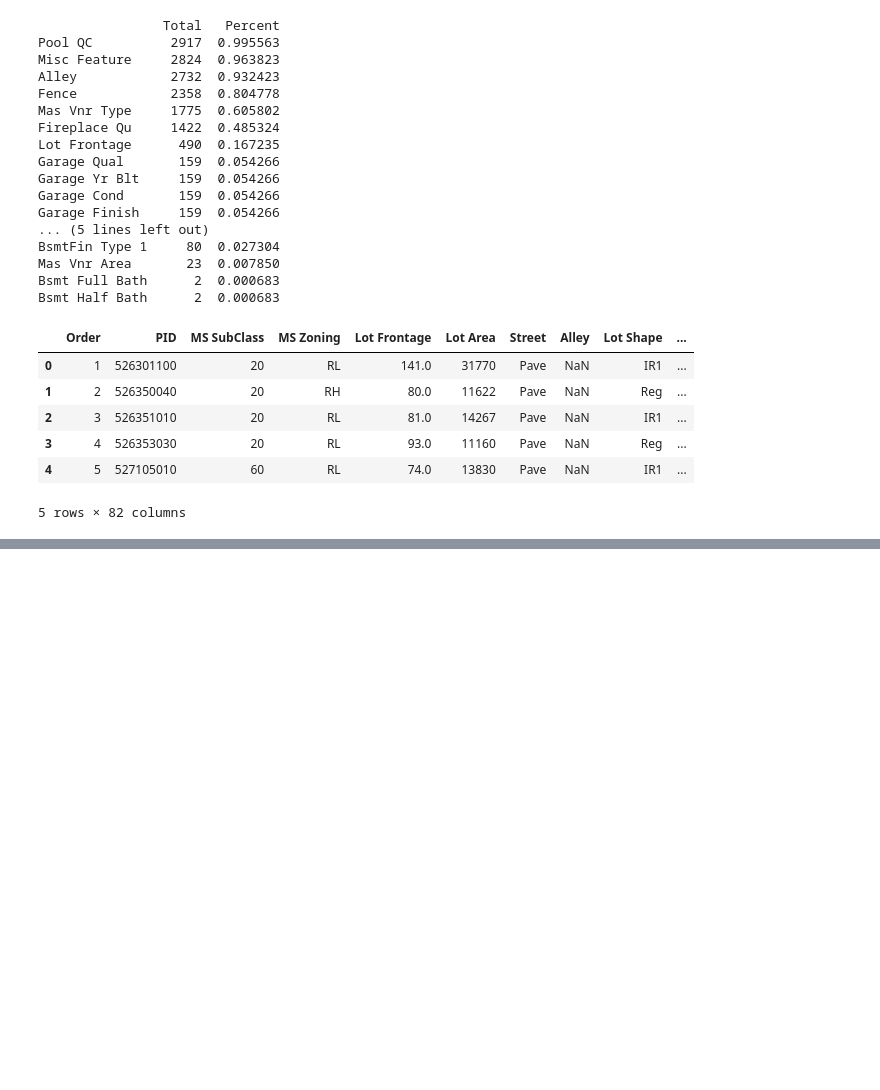
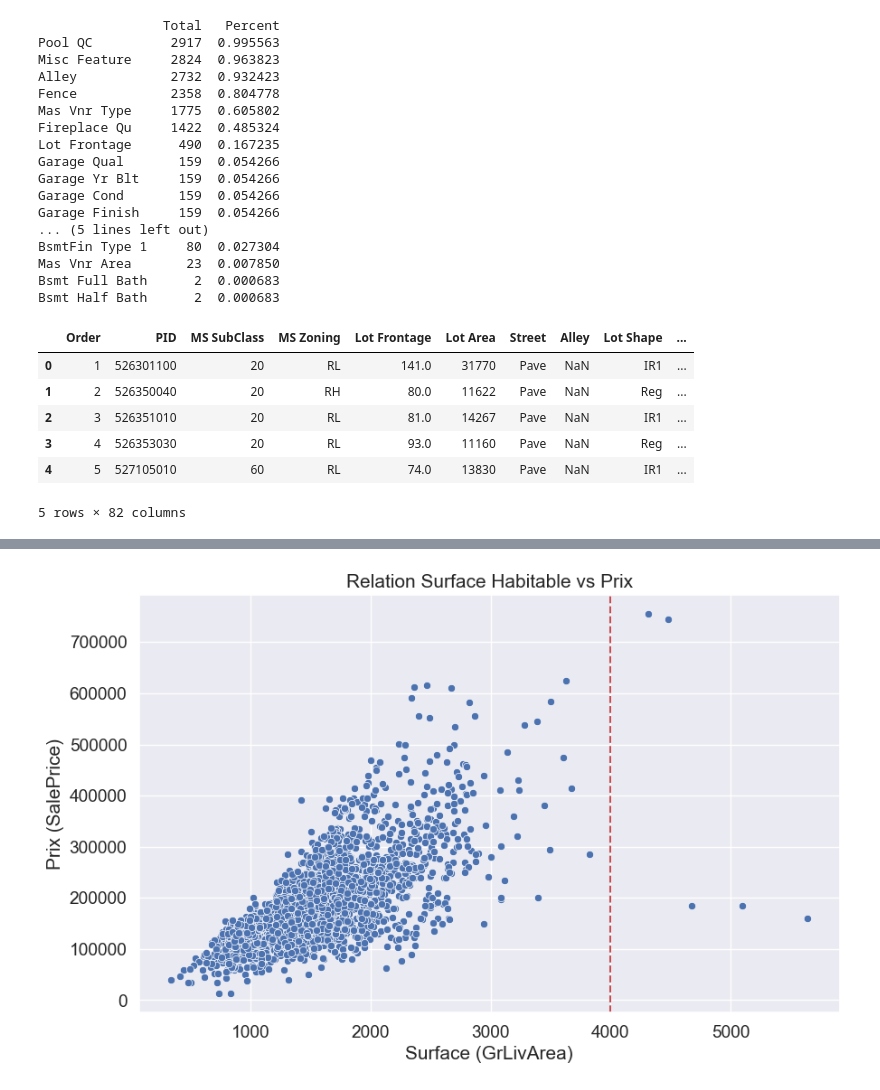
Before and after one commit to XGUNX/projet_ml, a Jupyter notebook: notebook/first_test.ipynb, the cells around one changed output, grey strips where cells are left out. Cells and saved outputs as stored; diff of their text form; code cells hidden in the pictures; blank space fills up the shorter version.

```diff
--- a/notebook/first_test.ipynb
+++ b/notebook/first_test.ipynb
@@ -81,0 +107,13 @@ df.head()
+# %%
+# GrLivArea = Surface habitable au dessus du sol
+plt.figure(figsize=(10, 6))
+sns.scatterplot(x=df['Gr Liv Area'], y=df['SalePrice'])
+plt.title('Relation Surface Habitable vs Prix')
+plt.xlabel('Surface (GrLivArea)')
+plt.ylabel('Prix (SalePrice)')
+
+# On trace des lignes pour t'aider à repérer les anomalies
+plt.axvline(x=4000, color='r', linestyle='--') # Limite suspecte souvent observée
+plt.show()
+# %% [output]
+[figure, added]
```
Also changed, not shown: parts of 7 cells of this notebook.
